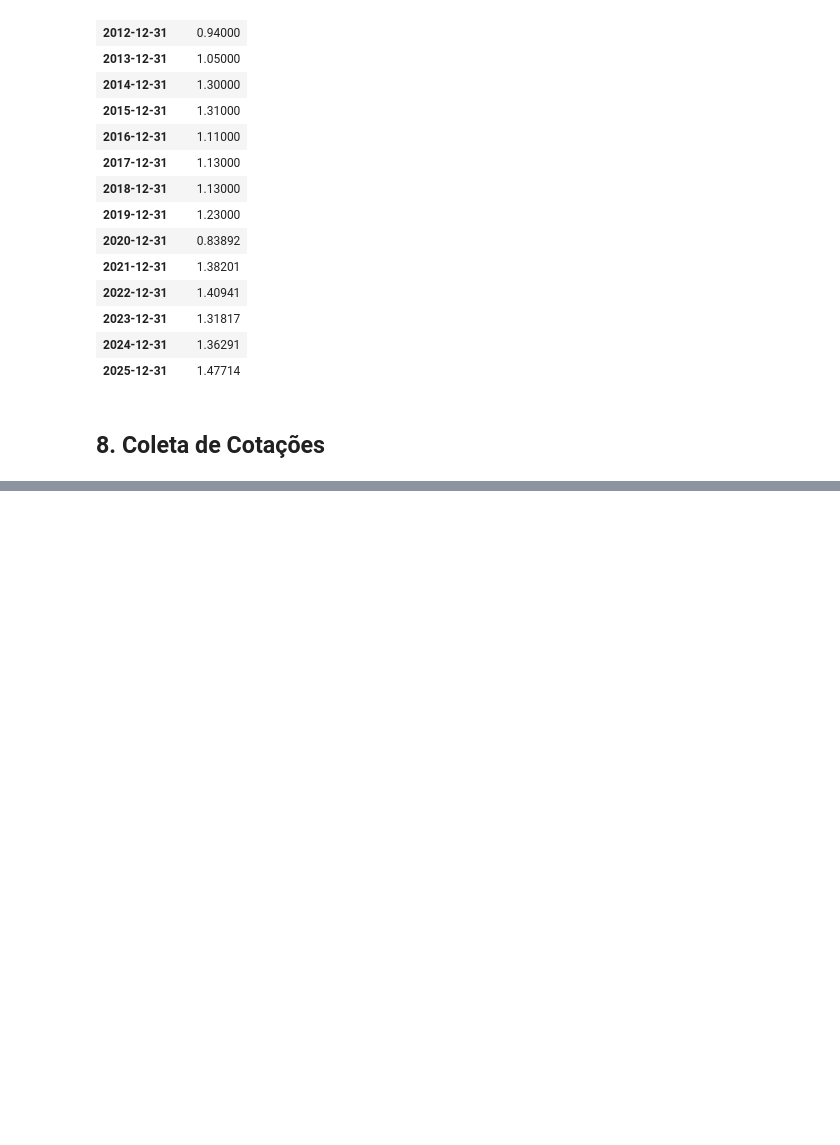
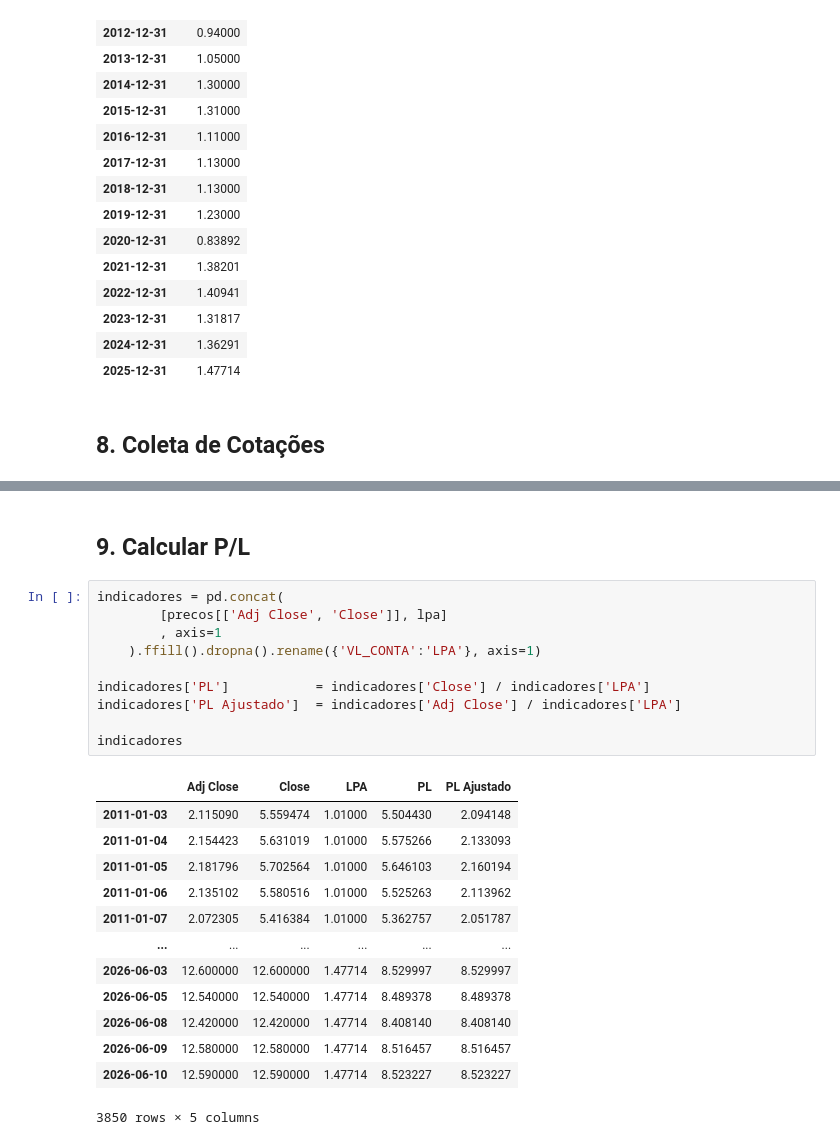
Before and after one commit to esscova/financas-quantitativas, a Jupyter notebook: Coletando PL histórico de empresas listadas na B3 com dados da CVM/preco_lucro_historico.ipynb, the cells around one changed output, grey strips where cells are left out. Saved outputs shown, nothing was run; the diff lists cells and outputs as text; blank space fills up the shorter version.

Commit message:
feat: calcular pl historico

```diff
--- a/Coletando PL histórico de empresas listadas na B3 com dados da CVM/preco_lucro_historico.ipynb
+++ b/Coletando PL histórico de empresas listadas na B3 com dados da CVM/preco_lucro_historico.ipynb
@@ -352,0 +370,26 @@ precos[['Adj Close', 'Close']]
+# %% [markdown]
+## 9. Calcular P/L
+# %%
+indicadores = pd.concat(
+        [precos[['Adj Close', 'Close']], lpa]
+        , axis=1
+    ).ffill().dropna().rename({'VL_CONTA':'LPA'}, axis=1)
+
+indicadores['PL']           = indicadores['Close'] / indicadores['LPA']
+indicadores['PL Ajustado']  = indicadores['Adj Close'] / indicadores['LPA']
+
+indicadores
+# %% [output]
+|  | Adj Close | Close | LPA | PL | PL Ajustado |
+| 2011-01-03 | 2.115090 | 5.559474 | 1.01000 | 5.504430 | 2.094148 |
+| 2011-01-04 | 2.154423 | 5.631019 | 1.01000 | 5.575266 | 2.133093 |
+| 2011-01-05 | 2.181796 | 5.702564 | 1.01000 | 5.646103 | 2.160194 |
+| 2011-01-06 | 2.135102 | 5.580516 | 1.01000 | 5.525263 | 2.113962 |
+| 2011-01-07 | 2.072305 | 5.416384 | 1.01000 | 5.362757 | 2.051787 |
+| ... | ... | ... | ... | ... | ... |
+| 2026-06-03 | 12.600000 | 12.600000 | 1.47714 | 8.529997 | 8.529997 |
+| 2026-06-05 | 12.540000 | 12.540000 | 1.47714 | 8.489378 | 8.489378 |
+| 2026-06-08 | 12.420000 | 12.420000 | 1.47714 | 8.408140 | 8.408140 |
+| 2026-06-09 | 12.580000 | 12.580000 | 1.47714 | 8.516457 | 8.516457 |
+| 2026-06-10 | 12.590000 | 12.590000 | 1.47714 | 8.523227 | 8.523227 |
+3850 rows × 5 columns
```
Also changed, not shown: parts of 2 cells of this notebook.
